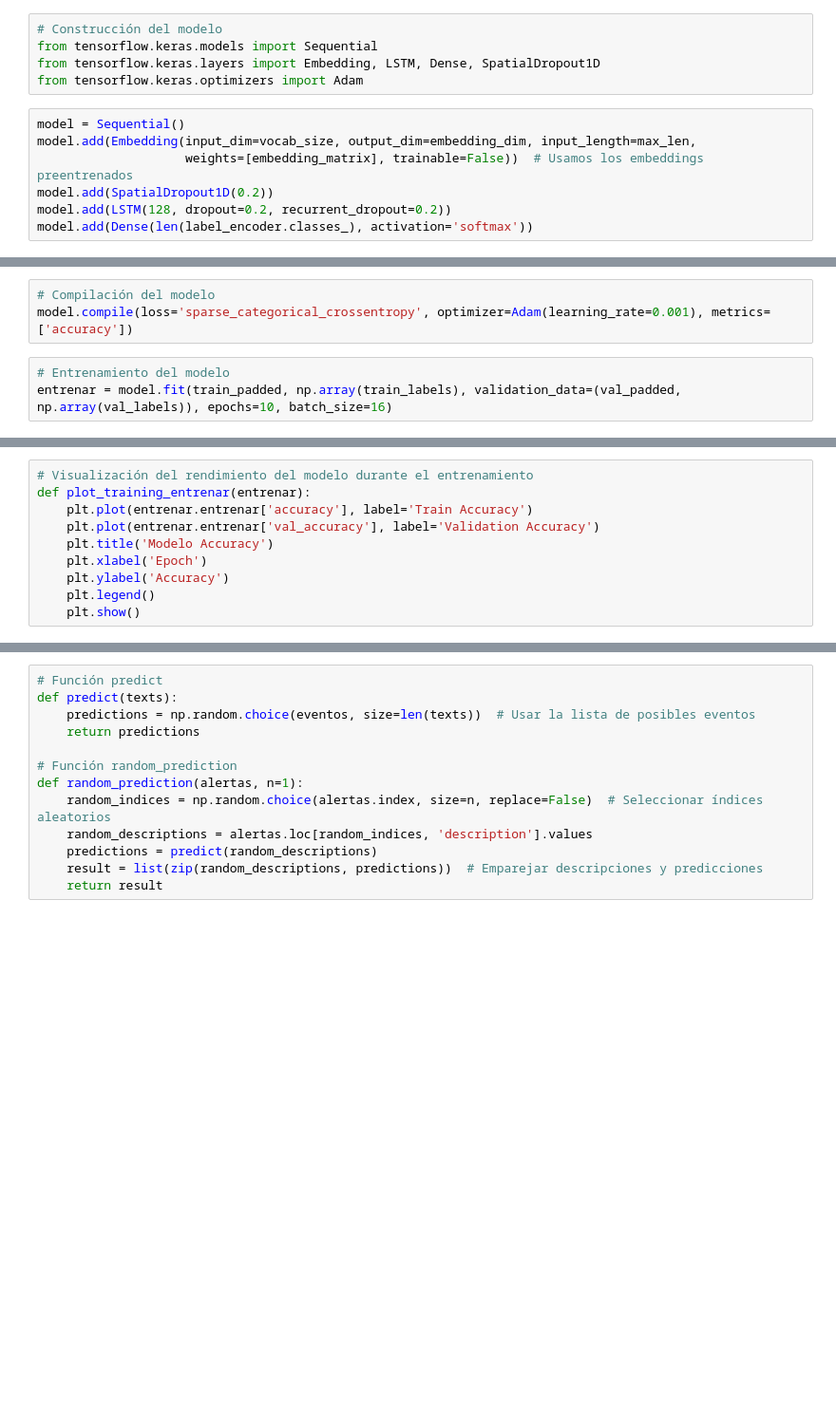
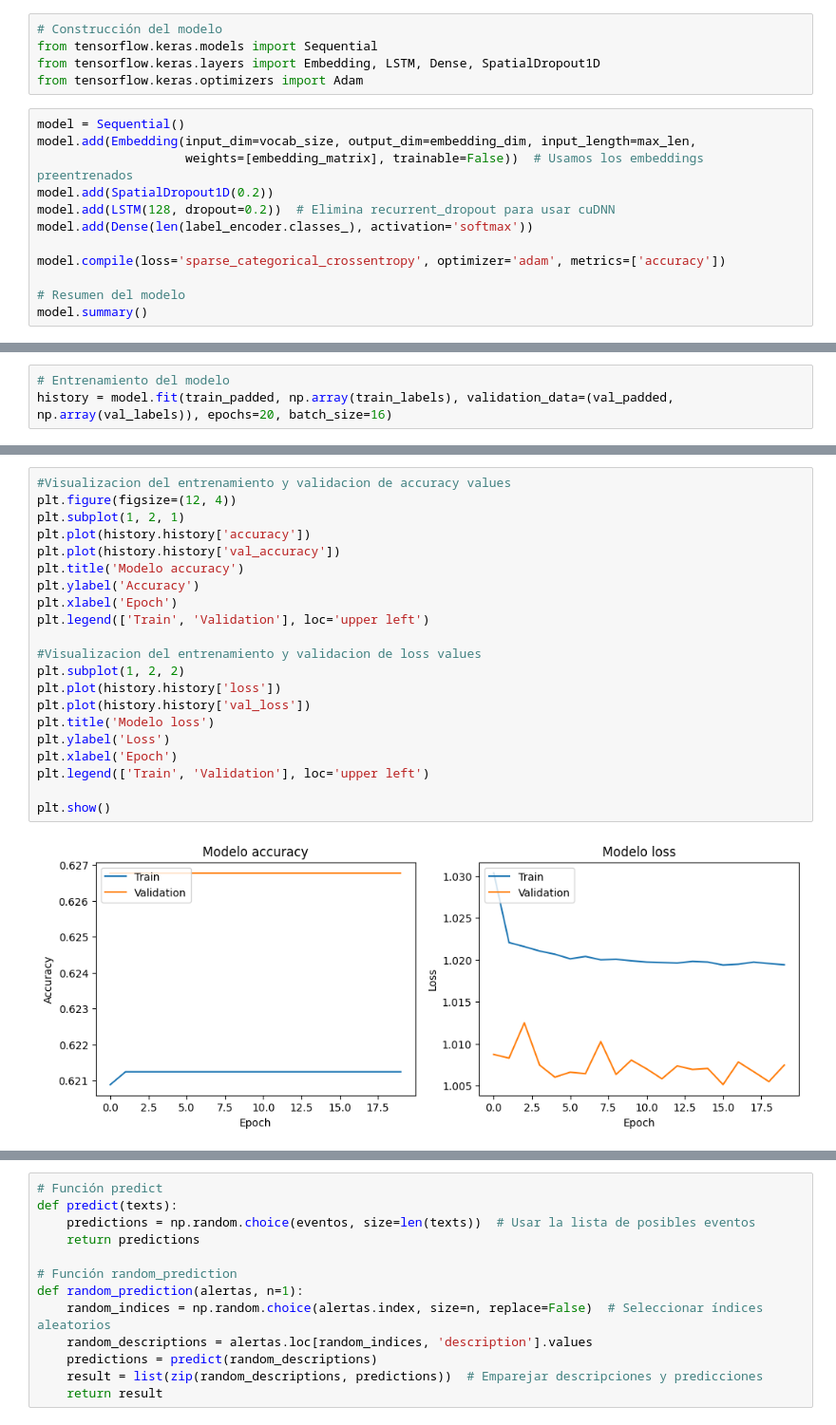
Before and after one commit to Ghisbe/Alarmas_pictogramas, a Jupyter notebook: Modelo_RNN.ipynb, the cells around one changed output, grey strips where cells are left out. Shown at 95% size. Drawn from its saved outputs; the diff is of its cells as text; blank space fills up the shorter version.

```diff
--- a/Modelo_RNN.ipynb
+++ b/Modelo_RNN.ipynb
@@ -114,5 +113,10 @@ model = Sequential()
 model.add(Embedding(input_dim=vocab_size, output_dim=embedding_dim, input_length=max_len,
                     weights=[embedding_matrix], trainable=False))  # Usamos los embeddings preentrenados
 model.add(SpatialDropout1D(0.2))
-model.add(LSTM(128, dropout=0.2, recurrent_dropout=0.2))
+model.add(LSTM(128, dropout=0.2))  # Elimina recurrent_dropout para usar cuDNN
 model.add(Dense(len(label_encoder.classes_), activation='softmax'))
+
+model.compile(loss='sparse_categorical_crossentropy', optimizer='adam', metrics=['accuracy'])
+
+# Resumen del modelo
+model.summary()
@@ -119,7 +142,4 @@ model.add(Dense(len(label_encoder.classes_), activation='softmax'))
-# %%
-# Compilación del modelo
-model.compile(loss='sparse_categorical_crossentropy', optimizer=Adam(learning_rate=0.001), metrics=['accuracy'])
 # %%
 # Entrenamiento del modelo
-entrenar = model.fit(train_padded, np.array(train_labels), validation_data=(val_padded, np.array(val_labels)), epochs=10, batch_size=16)
+history = model.fit(train_padded, np.array(train_labels), validation_data=(val_padded, np.array(val_labels)), epochs=20, batch_size=16)
 # %% [output]
@@ -146,11 +163,24 @@ Epoch 10/10
-# %%
-# Visualización del rendimiento del modelo durante el entrenamiento
-def plot_training_entrenar(entrenar):
-    plt.plot(entrenar.entrenar['accuracy'], label='Train Accuracy')
-    plt.plot(entrenar.entrenar['val_accuracy'], label='Validation Accuracy')
-    plt.title('Modelo Accuracy')
-    plt.xlabel('Epoch')
-    plt.ylabel('Accuracy')
-    plt.legend()
-    plt.show()
+# %%
+#Visualizacion del entrenamiento y validacion de accuracy values
+plt.figure(figsize=(12, 4))
+plt.subplot(1, 2, 1)
+plt.plot(history.history['accuracy'])
+plt.plot(history.history['val_accuracy'])
+plt.title('Modelo accuracy')
+plt.ylabel('Accuracy')
+plt.xlabel('Epoch')
+plt.legend(['Train', 'Validation'], loc='upper left')
+
+#Visualizacion del entrenamiento y validacion de loss values
+plt.subplot(1, 2, 2)
+plt.plot(history.history['loss'])
+plt.plot(history.history['val_loss'])
+plt.title('Modelo loss')
+plt.ylabel('Loss')
+plt.xlabel('Epoch')
+plt.legend(['Train', 'Validation'], loc='upper left')
+
+plt.show()
+# %% [output]
+[figure, added]
 # %%
```
Also changed, not shown: parts of 16 cells of this notebook.
